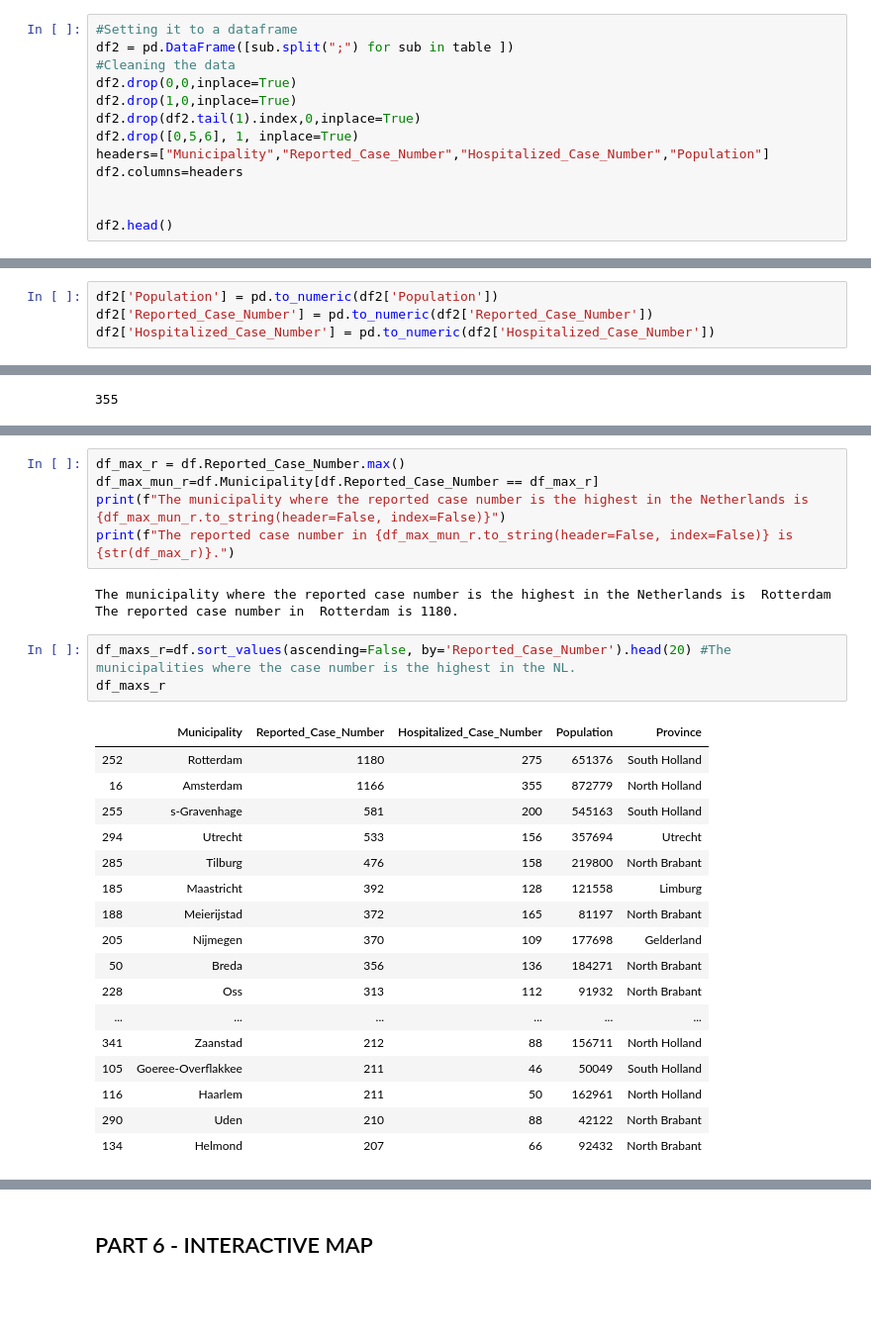
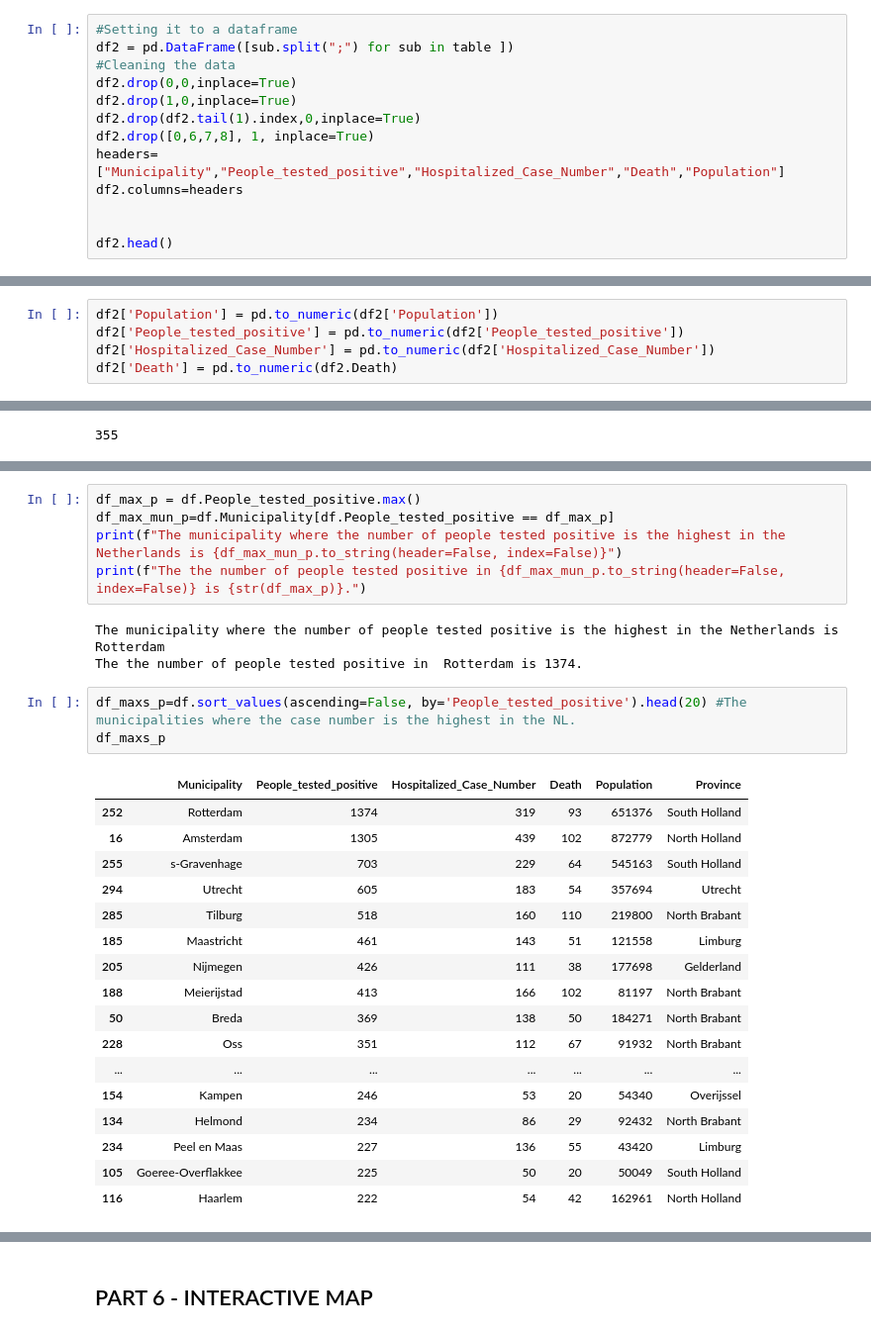
Before and after one commit to IJzerenSteen/CORONA_BY_MUNICIPALITY_NL, a Jupyter notebook: Covid_Mun_NL_REAL_TIME_DATABASE_Latest_Version.ipynb, the cells around one changed output, grey strips where cells are left out. Shown at 99% size. Drawn from its saved outputs; the diff is of its cells as text; blank space fills up the shorter version.

```diff
--- a/Covid_Mun_NL_REAL_TIME_DATABASE_Latest_Version.ipynb
+++ b/Covid_Mun_NL_REAL_TIME_DATABASE_Latest_Version.ipynb
@@ -63,8 +63,8 @@ df2 = pd.DataFrame([sub.split(";") for sub in table ])
 df2.drop(0,0,inplace=True)
 df2.drop(1,0,inplace=True)
 df2.drop(df2.tail(1).index,0,inplace=True)
-df2.drop([0,5,6], 1, inplace=True)
-headers=["Municipality","Reported_Case_Number","Hospitalized_Case_Number","Population"]
+df2.drop([0,6,7,8], 1, inplace=True)
+headers=["Municipality","People_tested_positive","Hospitalized_Case_Number","Death","Population"]
 df2.columns=headers
 
 
@@ -79,7 +79,8 @@ df2.head()
 # %%
 df2['Population'] = pd.to_numeric(df2['Population'])
-df2['Reported_Case_Number'] = pd.to_numeric(df2['Reported_Case_Number'])
+df2['People_tested_positive'] = pd.to_numeric(df2['People_tested_positive'])
 df2['Hospitalized_Case_Number'] = pd.to_numeric(df2['Hospitalized_Case_Number'])
+df2['Death'] = pd.to_numeric(df2.Death)
 # %%
 df2.dtypes
 # %% [output]
@@ -308,32 +324,32 @@ plt.xticks(rotation=85)
 # %%
-df_max_r = df.Reported_Case_Number.max()
-df_max_mun_r=df.Municipality[df.Reported_Case_Number == df_max_r]
-print(f"The municipality where the reported case number is the highest in the Netherlands is {df_max_mun_r.to_string(header=False, index=False)}")
-print(f"The reported case number in {df_max_mun_r.to_string(header=False, index=False)} is {str(df_max_r)}.")
+df_max_p = df.People_tested_positive.max()
+df_max_mun_p=df.Municipality[df.People_tested_positive == df_max_p]
+print(f"The municipality where the number of people tested positive is the highest in the Netherlands is {df_max_mun_p.to_string(header=False, index=False)}")
+print(f"The the number of people tested positive in {df_max_mun_p.to_string(header=False, index=False)} is {str(df_max_p)}.")
 # %% [output]
-The municipality where the reported case number is the highest in the Netherlands is  Rotterdam
-The reported case number in  Rotterdam is 1180.
+The municipality where the number of people tested positive is the highest in the Netherlands is  Rotterdam
+The the number of people tested positive in  Rotterdam is 1374.
 # %%
-df_maxs_r=df.sort_values(ascending=False, by='Reported_Case_Number').head(20) #The municipalities where the case number is the highest in the NL.
-df_maxs_r
+df_maxs_p=df.sort_values(ascending=False, by='People_tested_positive').head(20) #The municipalities where the case number is the highest in the NL.
+df_maxs_p
 # %% [output]
-|  | Municipality | Reported_Case_Number | Hospitalized_Case_Number | Population | Province |
-| 252 | Rotterdam | 1180 | 275 | 651376 | South Holland |
-| 16 | Amsterdam | 1166 | 355 | 872779 | North Holland |
-| 255 | s-Gravenhage | 581 | 200 | 545163 | South Holland |
-| 294 | Utrecht | 533 | 156 | 357694 | Utrecht |
-| 285 | Tilburg | 476 | 158 | 219800 | North Brabant |
-| 185 | Maastricht | 392 | 128 | 121558 | Limburg |
-| 188 | Meierijstad | 372 | 165 | 81197 | North Brabant |
-| 205 | Nijmegen | 370 | 109 | 177698 | Gelderland |
-| 50 | Breda | 356 | 136 | 184271 | North Brabant |
-| 228 | Oss | 313 | 112 | 91932 | North Brabant |
-| ... | ... | ... | ... | ... | ... |
-| 341 | Zaanstad | 212 | 88 | 156711 | North Holland |
-| 105 | Goeree-Overflakkee | 211 | 46 | 50049 | South Holland |
-| 116 | Haarlem | 211 | 50 | 162961 | North Holland |
-| 290 | Uden | 210 | 88 | 42122 | North Brabant |
-| 134 | Helmond | 207 | 66 | 92432 | North Brabant |
+|  | Municipality | People_tested_positive | Hospitalized_Case_Number | Death | Population | Province |
+| 252 | Rotterdam | 1374 | 319 | 93 | 651376 | South Holland |
+| 16 | Amsterdam | 1305 | 439 | 102 | 872779 | North Holland |
+| 255 | s-Gravenhage | 703 | 229 | 64 | 545163 | South Holland |
+| 294 | Utrecht | 605 | 183 | 54 | 357694 | Utrecht |
+| 285 | Tilburg | 518 | 160 | 110 | 219800 | North Brabant |
+| 185 | Maastricht | 461 | 143 | 51 | 121558 | Limburg |
+| 205 | Nijmegen | 426 | 111 | 38 | 177698 | Gelderland |
+| 188 | Meierijstad | 413 | 166 | 102 | 81197 | North Brabant |
+| 50 | Breda | 369 | 138 | 50 | 184271 | North Brabant |
+| 228 | Oss | 351 | 112 | 67 | 91932 | North Brabant |
+| ... | ... | ... | ... | ... | ... | ... |
+| 154 | Kampen | 246 | 53 | 20 | 54340 | Overijssel |
+| 134 | Helmond | 234 | 86 | 29 | 92432 | North Brabant |
+| 234 | Peel en Maas | 227 | 136 | 55 | 43420 | Limburg |
+| 105 | Goeree-Overflakkee | 225 | 50 | 20 | 50049 | South Holland |
+| 116 | Haarlem | 222 | 54 | 42 | 162961 | North Holland |
 # %%
 import seaborn as sns
 sns.set(style="whitegrid")
```
Also changed, not shown: parts of 29 cells of this notebook.
